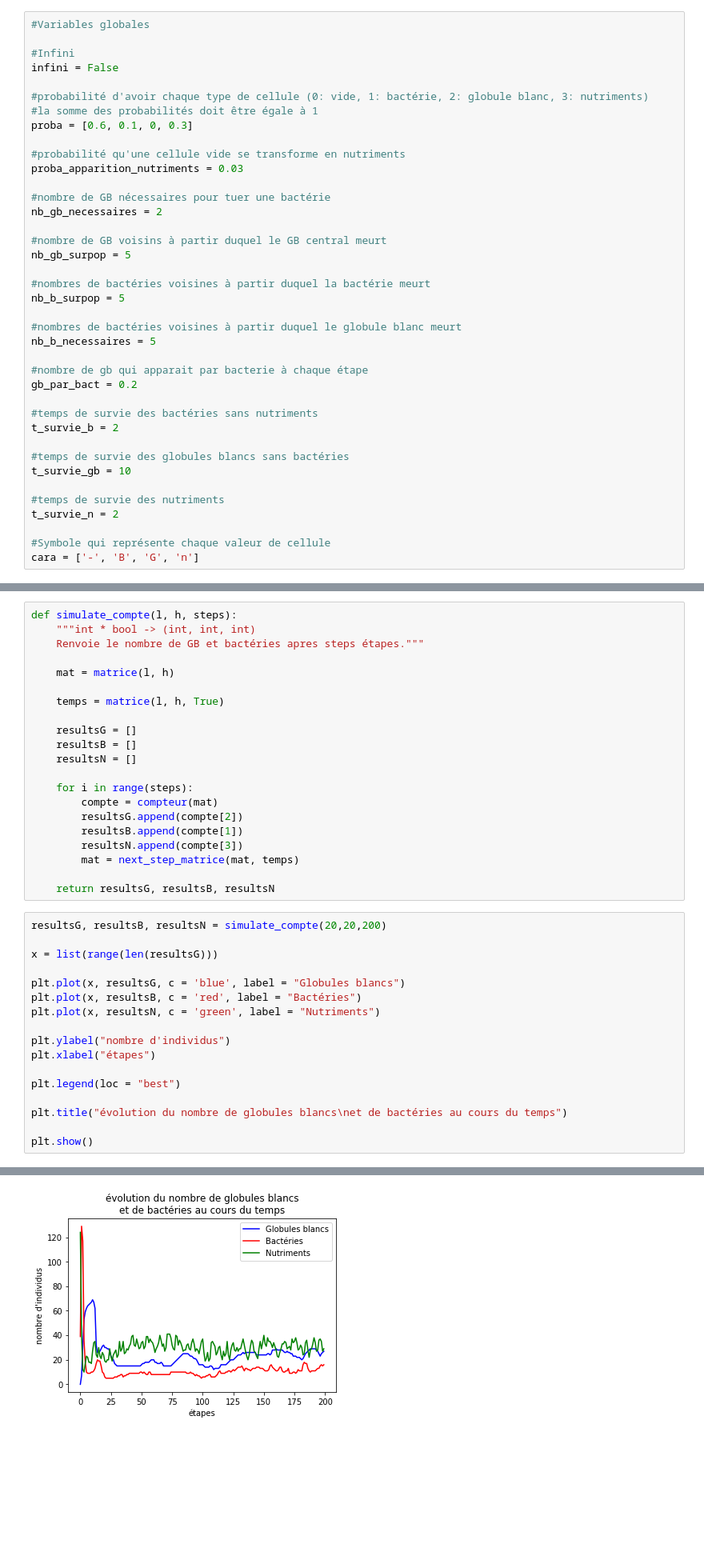
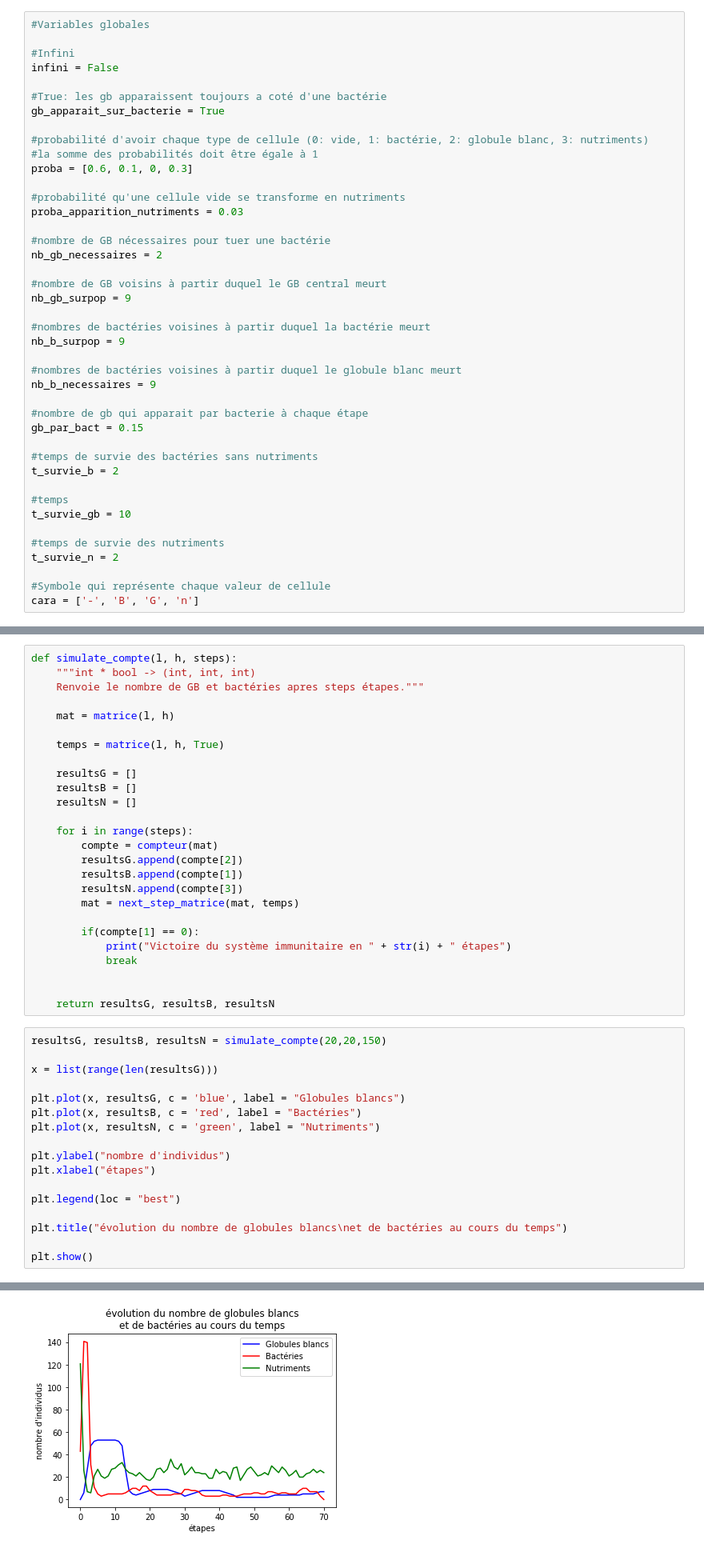
Before and after one commit to are00dynamic-2018/PROPAGATION_BACTERIENNE, a Jupyter notebook: Bactéries.ipynb, the cells around one changed output, grey strips where cells are left out. Shown: that part at 80% size. Cells and saved outputs as stored; diff of their text form; blank space fills up the shorter version.

```diff
--- a/Bactéries.ipynb
+++ b/Bactéries.ipynb
@@ -14,6 +14,9 @@ import IPython
 
 #Infini
 infini = False
+
+#True: les gb apparaissent toujours a coté d'une bactérie
+gb_apparait_sur_bacterie = True
 
 #probabilité d'avoir chaque type de cellule (0: vide, 1: bactérie, 2: globule blanc, 3: nutriments)
 #la somme des probabilités doit être égale à 1
@@ -26,21 +29,21 @@ proba_apparition_nutriments = 0.03
 nb_gb_necessaires = 2
 
 #nombre de GB voisins à partir duquel le GB central meurt
-nb_gb_surpop = 5
+nb_gb_surpop = 9
 
 #nombres de bactéries voisines à partir duquel la bactérie meurt
-nb_b_surpop = 5
+nb_b_surpop = 9
 
 #nombres de bactéries voisines à partir duquel le globule blanc meurt
-nb_b_necessaires = 5
+nb_b_necessaires = 9
 
 #nombre de gb qui apparait par bacterie à chaque étape
-gb_par_bact = 0.2
+gb_par_bact = 0.15
 
 #temps de survie des bactéries sans nutriments
 t_survie_b = 2
 
-#temps de survie des globules blancs sans bactéries
+#temps
 t_survie_gb = 10
 
 #temps de survie des nutriments
@@ -288,9 +312,14 @@ def simulate_compte(l, h, steps):
         resultsN.append(compte[3])
         mat = next_step_matrice(mat, temps)
 
+        if(compte[1] == 0):
+            print("Victoire du système immunitaire en " + str(i) + " étapes")
+            break
+
+
     return resultsG, resultsB, resultsN
 # %%
-resultsG, resultsB, resultsN = simulate_compte(20,20,200)
+resultsG, resultsB, resultsN = simulate_compte(20,20,150)
 
 x = list(range(len(resultsG)))
 
@@ -310 +340 @@ plt.show()
-[figure, old version]
+[figure, new version]
```
Also changed, not shown: parts of 5 cells of this notebook.
